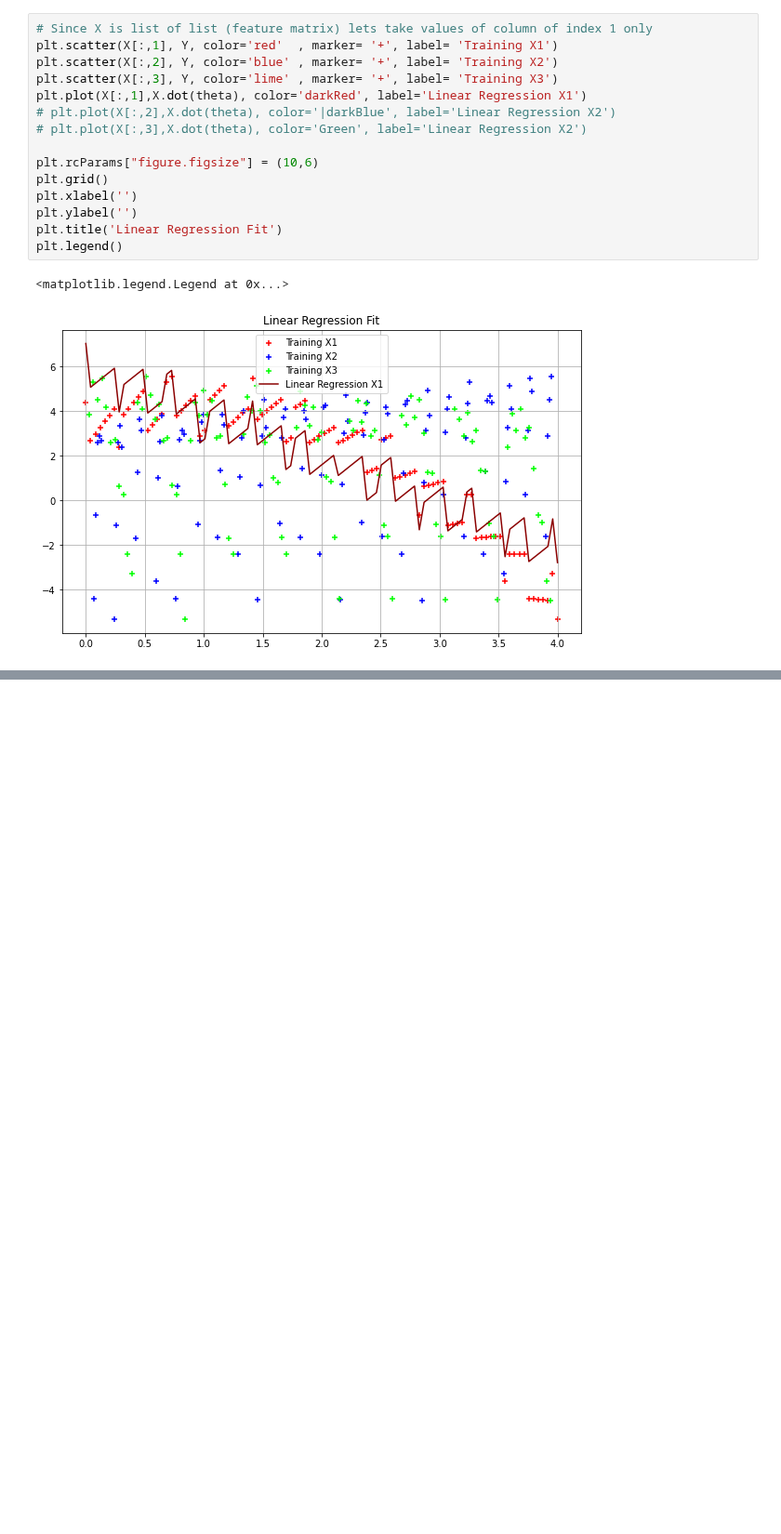
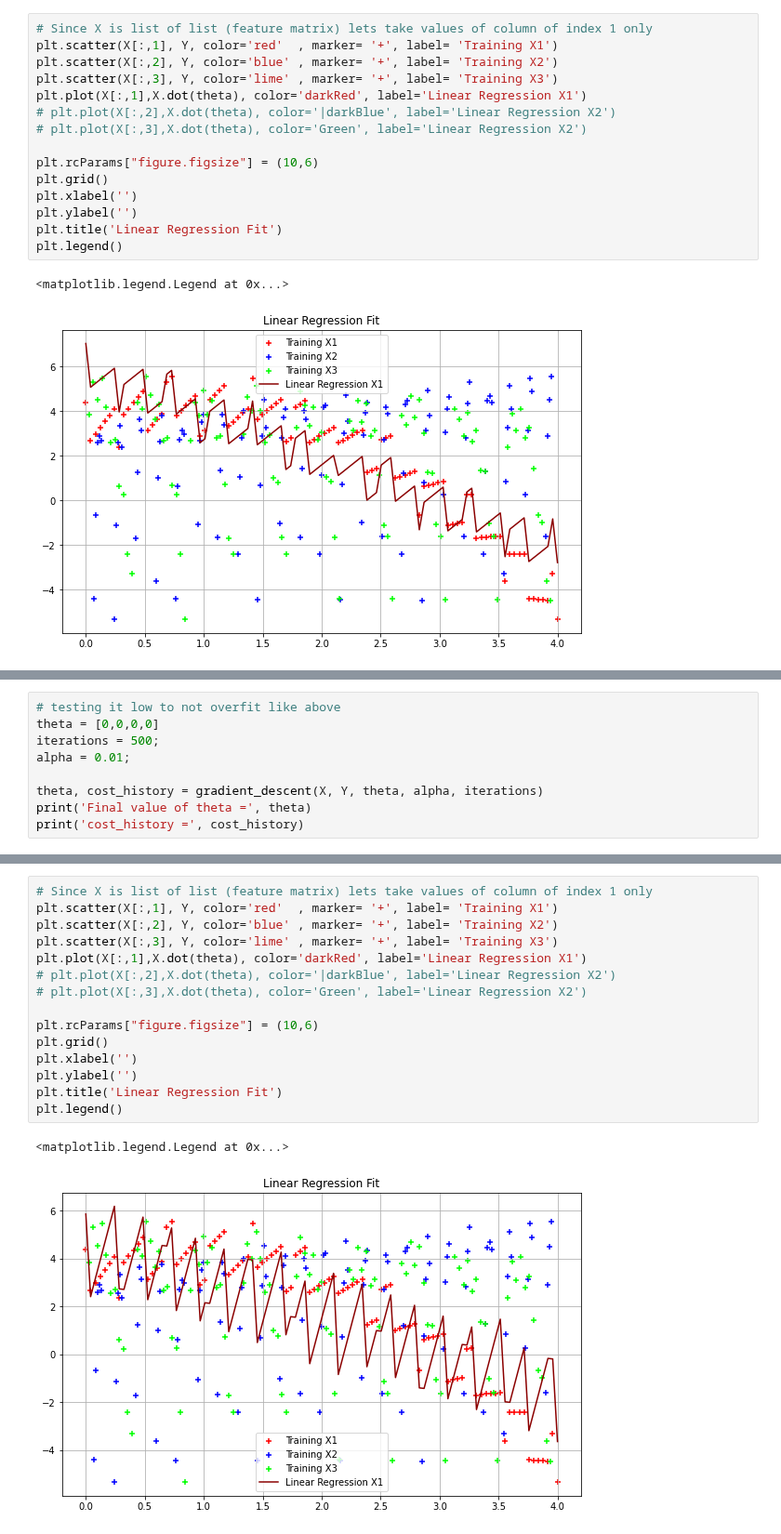
Before and after one commit to A-Hudson-0117/MachineLearning-Intro, a Jupyter notebook: gradient descent (1)/gradient descent.ipynb, the cells around one changed output, grey strips where cells are left out. Shown at 93% size. Cells and saved outputs as stored; diff of their text form; blank space fills up the shorter version.

Commit message:
automated testing

```diff
--- a/gradient descent (1)/gradient descent.ipynb
+++ b/gradient descent (1)/gradient descent.ipynb
@@ -334,0 +336,9 @@ Text(0.5, 1.0, 'Convergence of gradient descent\ntheta_final = [ 5.31416717 -2.0
+# %%
+# testing it low to not overfit like above
+theta = [0,0,0,0]
+iterations = 500;
+alpha = 0.01;
+
+theta, cost_history = gradient_descent(X, Y, theta, alpha, iterations)
+print('Final value of theta =', theta)
+print('cost_history =', cost_history)
@@ -334,0 +363,18 @@ Text(0.5, 1.0, 'Convergence of gradient descent\ntheta_final = [ 5.31416717 -2.0
+# %%
+# Since X is list of list (feature matrix) lets take values of column of index 1 only
+plt.scatter(X[:,1], Y, color='red'  , marker= '+', label= 'Training X1')
+plt.scatter(X[:,2], Y, color='blue' , marker= '+', label= 'Training X2')
+plt.scatter(X[:,3], Y, color='lime' , marker= '+', label= 'Training X3')
+plt.plot(X[:,1],X.dot(theta), color='darkRed', label='Linear Regression X1')
+# plt.plot(X[:,2],X.dot(theta), color='|darkBlue', label='Linear Regression X2')
+# plt.plot(X[:,3],X.dot(theta), color='Green', label='Linear Regression X2')
+
+plt.rcParams["figure.figsize"] = (10,6)
+plt.grid()
+plt.xlabel('')
+plt.ylabel('')
+plt.title('Linear Regression Fit')
+plt.legend()
+# %% [output]
+<matplotlib.legend.Legend at 0x...>
+[figure, added]
```
Also changed, not shown: parts of 7 cells of this notebook.
